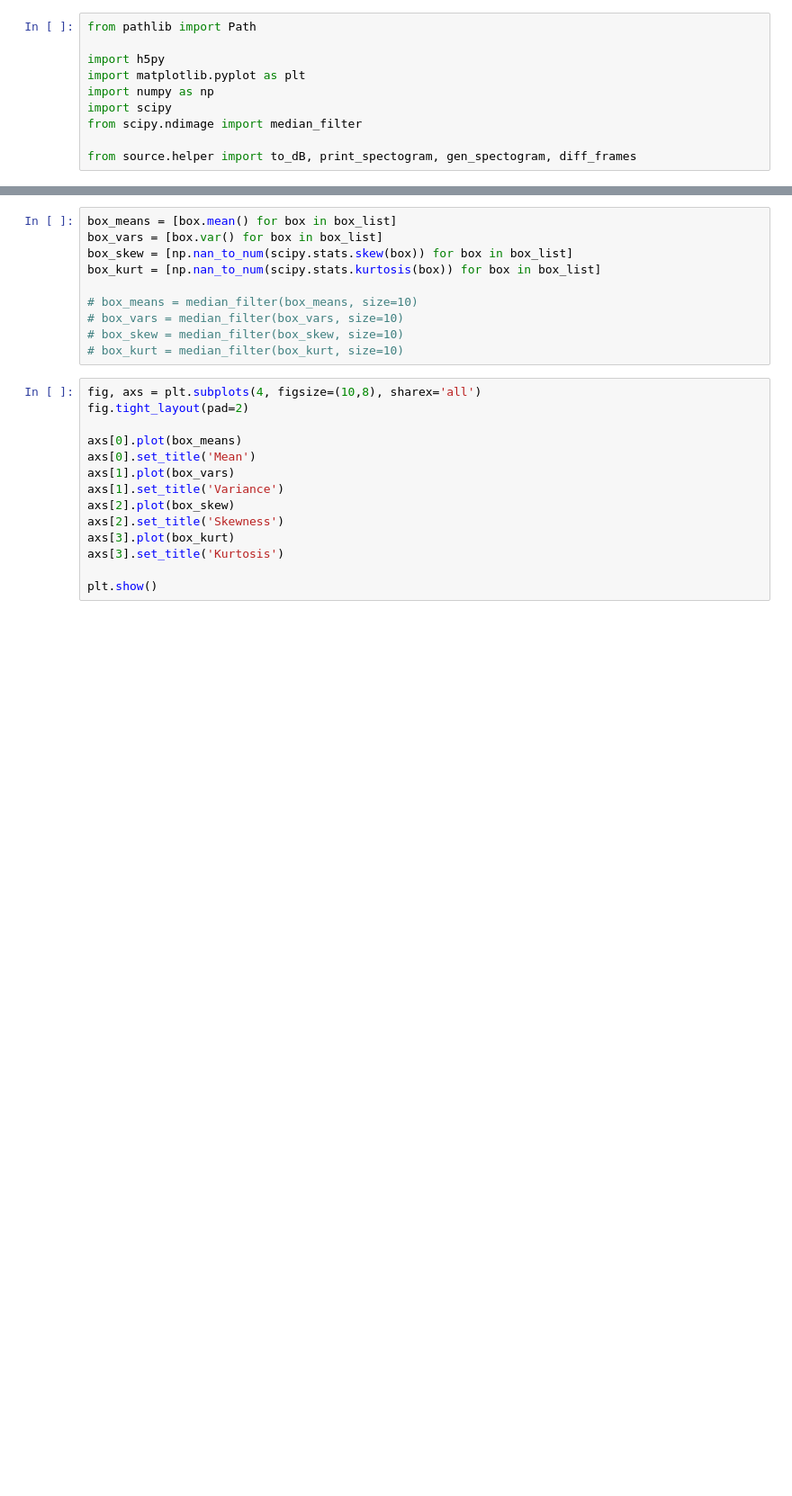
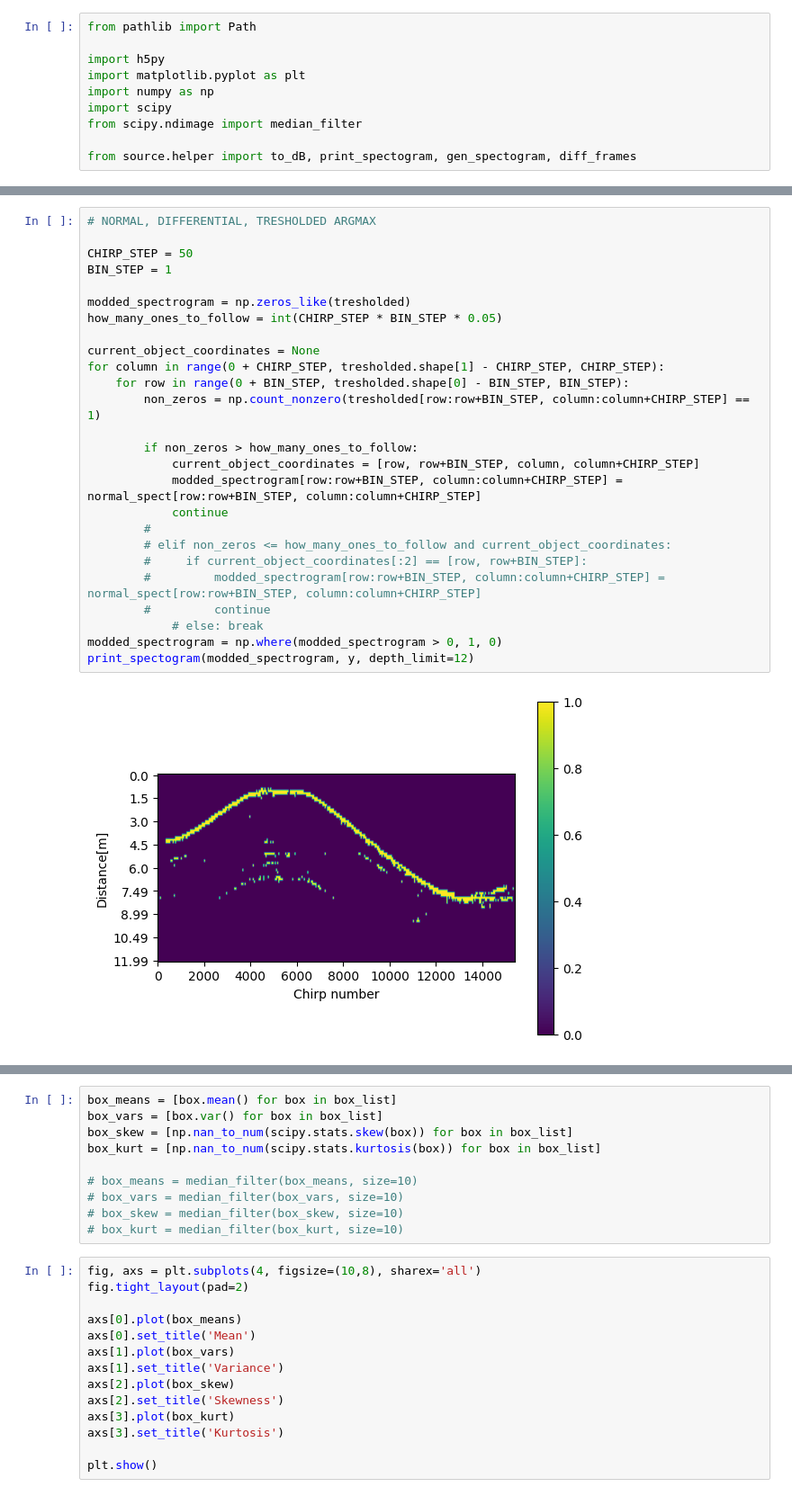
Before and after one commit to Norceis/radar-project, a Jupyter notebook: notebooks/statistical_signal_processing.ipynb, the cells around one changed output, grey strips where cells are left out. Shown at 90% size. Drawn from its saved outputs; the diff is of its cells as text; blank space fills up the shorter version.

```diff
--- a/notebooks/statistical_signal_processing.ipynb
+++ b/notebooks/statistical_signal_processing.ipynb
@@ -35,2 +44,30 @@ print_spectogram(dotted, y, depth_limit=12)
 # %% [output]
 [figure]
+# %%
+# NORMAL, DIFFERENTIAL, TRESHOLDED ARGMAX
+
+CHIRP_STEP = 50
+BIN_STEP = 1
+
+modded_spectrogram = np.zeros_like(tresholded)
+how_many_ones_to_follow = int(CHIRP_STEP * BIN_STEP * 0.05)
+
+current_object_coordinates = None
+for column in range(0 + CHIRP_STEP, tresholded.shape[1] - CHIRP_STEP, CHIRP_STEP):
+    for row in range(0 + BIN_STEP, tresholded.shape[0] - BIN_STEP, BIN_STEP):
+        non_zeros = np.count_nonzero(tresholded[row:row+BIN_STEP, column:column+CHIRP_STEP] == 1)
+
+        if non_zeros > how_many_ones_to_follow:
+            current_object_coordinates = [row, row+BIN_STEP, column, column+CHIRP_STEP]
+            modded_spectrogram[row:row+BIN_STEP, column:column+CHIRP_STEP] = normal_spect[row:row+BIN_STEP, column:column+CHIRP_STEP]
+            continue
+        #
+        # elif non_zeros <= how_many_ones_to_follow and current_object_coordinates:
+        #     if current_object_coordinates[:2] == [row, row+BIN_STEP]:
+        #         modded_spectrogram[row:row+BIN_STEP, column:column+CHIRP_STEP] = normal_spect[row:row+BIN_STEP, column:column+CHIRP_STEP]
+        #         continue
+            # else: break
+modded_spectrogram = np.where(modded_spectrogram > 0, 1, 0)
+print_spectogram(modded_spectrogram, y, depth_limit=12)
+# %% [output]
+[figure, added]
```
Also changed, not shown: parts of 13 cells of this notebook, 3 other files.
